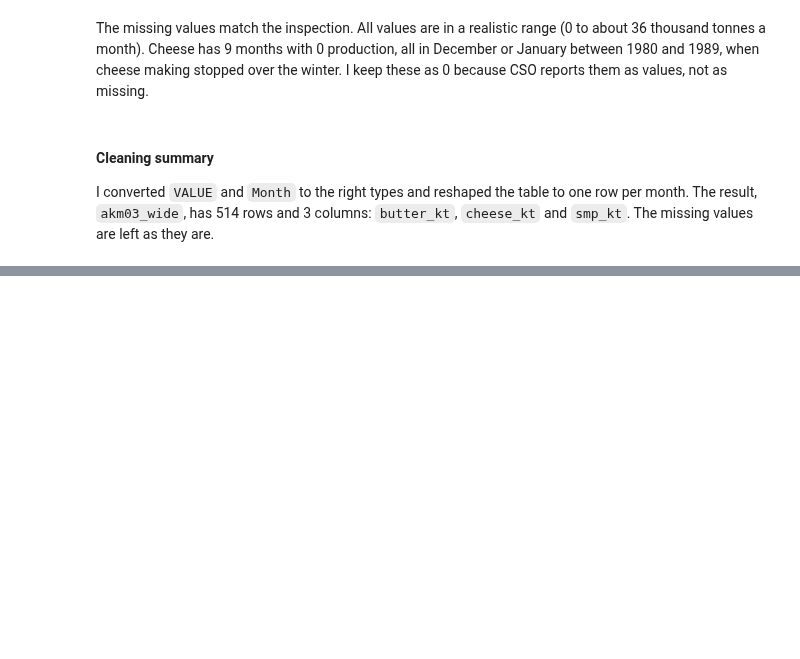
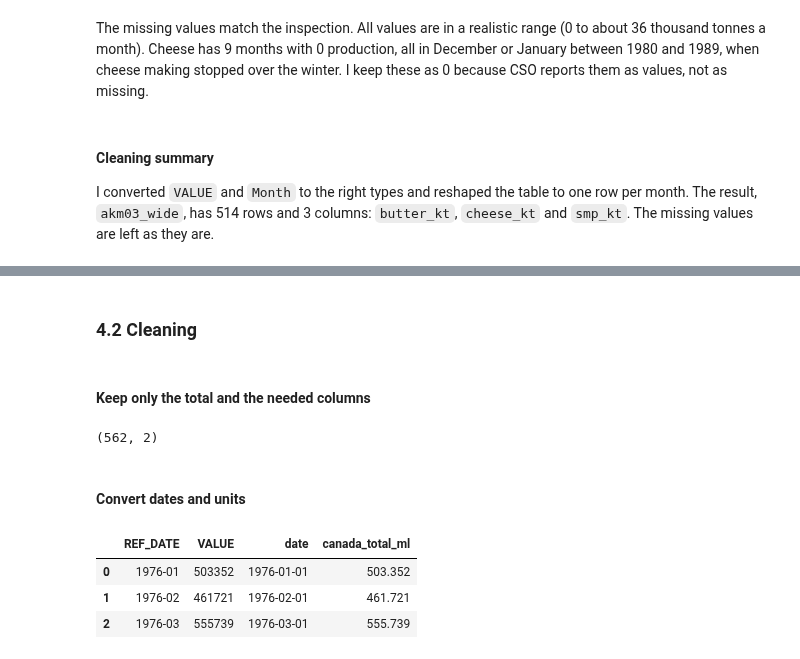
Before and after one commit to temulenbd/irish-dairy-analysis, a Jupyter notebook: notebooks/1_data_preparation.ipynb, the cells around one changed output, grey strips where cells are left out. Drawn from its saved outputs; the diff is of its cells as text; code cells hidden in the pictures; blank space fills up the shorter version.

```diff
--- a/notebooks/1_data_preparation.ipynb
+++ b/notebooks/1_data_preparation.ipynb
@@ -885,0 +997,26 @@ I converted `VALUE` and `Month` to the right types and reshaped the table to one
+# %% [markdown]
+### 4.2 Cleaning
+# %% [markdown]
+#### Keep only the total and the needed columns
+# %%
+# Keep only total milk sold off farms, with the date and the value
+canada_clean = canada.loc[canada["Dairy distribution"] == "Milk sold off farms, total", ["REF_DATE", "VALUE"]].copy()
+
+canada_clean.shape
+# %% [output]
+(562, 2)
+# %% [markdown]
+#### Convert dates and units
+# %%
+# Convert REF_DATE ("1976-01") to dates
+canada_clean["date"] = pd.to_datetime(canada_clean["REF_DATE"], format="%Y-%m")
+
+# Convert kilolitres to million litres (1 million litres = 1,000 kilolitres)
+canada_clean["canada_total_ml"] = canada_clean["VALUE"] / 1000
+
+canada_clean.head(3)
+# %% [output]
+|  | REF_DATE | VALUE | date | canada_total_ml |
+| 0 | 1976-01 | 503352 | 1976-01-01 | 503.352 |
+| 1 | 1976-02 | 461721 | 1976-02-01 | 461.721 |
+| 2 | 1976-03 | 555739 | 1976-03-01 | 555.739 |
```
Also changed, not shown: parts of 17 cells of this notebook, 4 other files.
